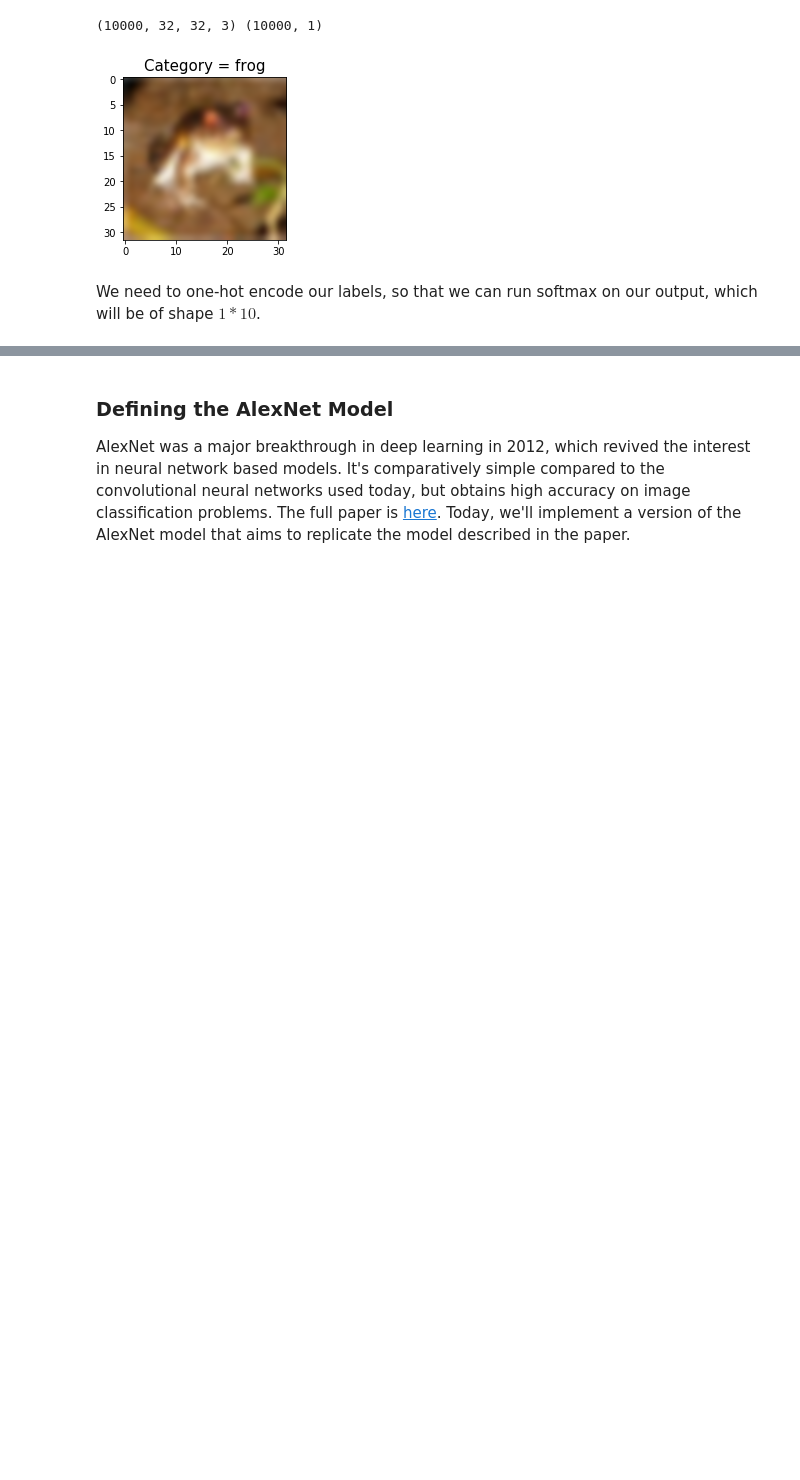
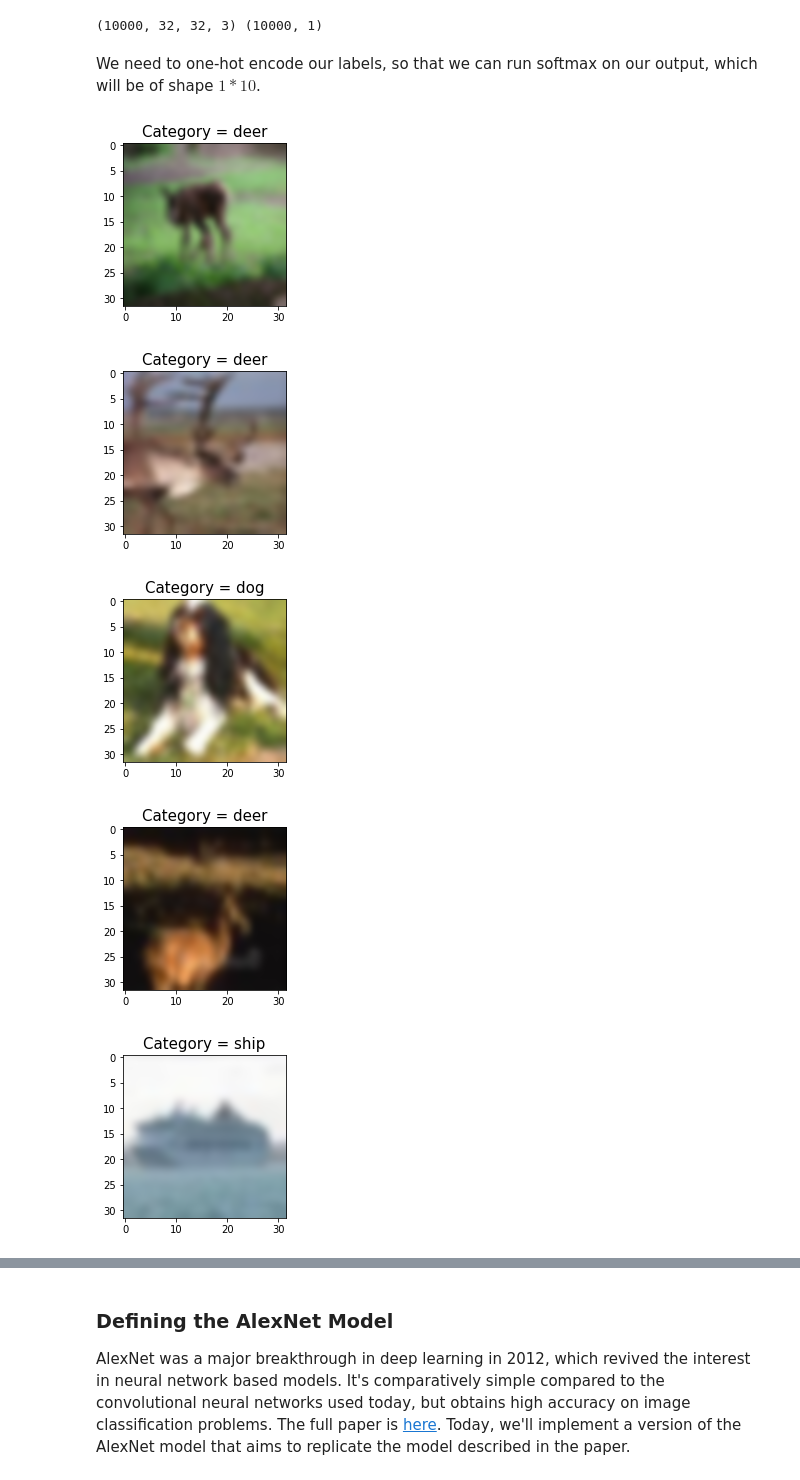
Before and after one commit to uclaacmai/advanced-track-fall18, a Jupyter notebook: cnn-workshop/AlexNet Keras Demo.ipynb, the cells around one changed output, grey strips where cells are left out. Drawn from its saved outputs; the diff is of its cells as text; code cells hidden in the pictures; blank space fills up the shorter version.

```diff
--- a/cnn-workshop/AlexNet Keras Demo.ipynb
+++ b/cnn-workshop/AlexNet Keras Demo.ipynb
@@ -26,30 +28,54 @@ print(x_train.shape, y_train.shape)
 print(x_test.shape, y_test.shape)
 # %% [output]
 (10000, 32, 32, 3) (10000, 1)
-# %%
-import re
-import matplotlib.pyplot as plt
-%matplotlib inline
-def plot_CIFAR(image_data, image_label):
-    label_dict = {0: 'airplane', 1:'automobile', 2:'bird',
-                  3: 'cat', 4:'deer', 5: 'dog', 6:'frog',
-                  7:'horse', 8:'ship', 9: 'truck'}
-    img = image_data
-    title = re.sub('[!@#$b]', '', str(label_dict[image_label]))
-    fig = plt.figure(figsize=(3,3))
-    ax = fig.add_subplot(111)
-    ax.imshow(img,interpolation='bicubic')
-    ax.set_title('Category = '+ title,fontsize =15)
-    plt.show()
-
-image, label = x_train[0], y_train[0]
-label = [i for i, val in enumerate(label) if val == 1][0]
-plot_CIFAR(image,label)
-# %% [output]
-[figure, removed]
 # %% [markdown]
 We need to one-hot encode our labels, so that we can run softmax on our output, which will be of shape $1 * 10$.
 # %%
 num_classes = 10
 y_train = keras.utils.to_categorical(y_train, num_classes)
 y_test = keras.utils.to_categorical(y_test, num_classes)
+# %%
+import re
+import matplotlib.pyplot as plt
+%matplotlib inline
+# pass in a list of tuples(image, label)
+def plot_CIFAR(images_and_labels, predictions=None):
+    label_dict = {0: 'airplane', 1:'automobile', 2:'bird',
+                  3: 'cat', 4:'deer', 5: 'dog', 6:'frog',
+                  7:'horse', 8:'ship', 9: 'truck'}
+    for i in range(len(images_and_labels)):
+        image_data, image_label = images_and_labels[i]
+        img = image_data
+        title = label_dict[image_label]
+        if predictions:
+            pred_label = predictions[i]
+            title += ' Prediction: {}'.format(label_dict[pred_label])
+        fig = plt.figure(figsize=(3,3))
+        ax = fig.add_subplot(111)
+        ax.imshow(img,interpolation='bicubic')
+        ax.set_title('Category = '+ title,fontsize =15)
+        plt.show()
+
+def get_random_images():
+    indices = np.random.randint(0, x_train.shape[0]-1, 10)
+    images_and_labels = []
+    for idx in indices:
+        image, label = x_train[idx], y_train[idx]
+        label = [i for i,val in enumerate(label) if val == 1][0] #un OHE
+        images_and_labels.append((image, label))
+    return images_and_labels
+
+
+images_and_labels = get_random_images()
+plot_CIFAR(images_and_labels)
+# image, label = x_train[0], y_train[0]
+# label = [i for i, val in enumerate(label) if val == 1][0]
+# images_and_labels = [(image, label)]
+# print(label)
+# plot_CIFAR(images_and_labels)
+# %% [output]
+[figure, added]
+[figure, added]
+[figure, added]
+[figure, added]
+[figure, added]
```
Also changed, not shown: parts of 5 cells of this notebook.
